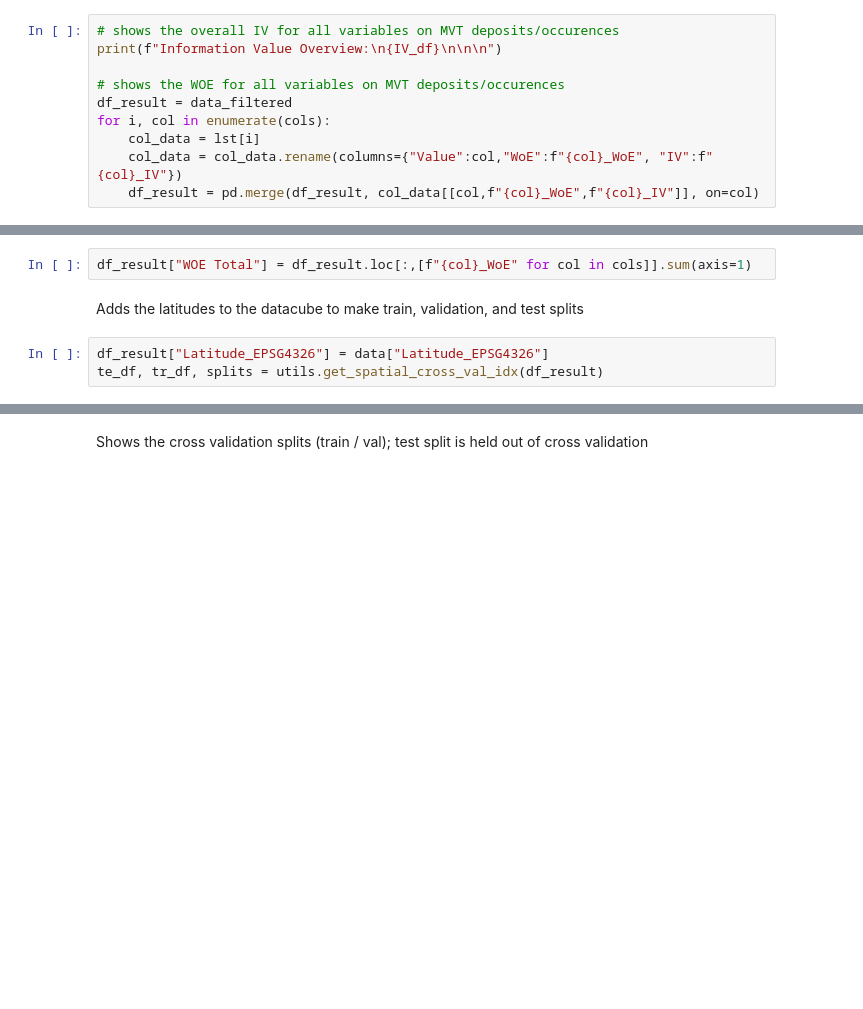
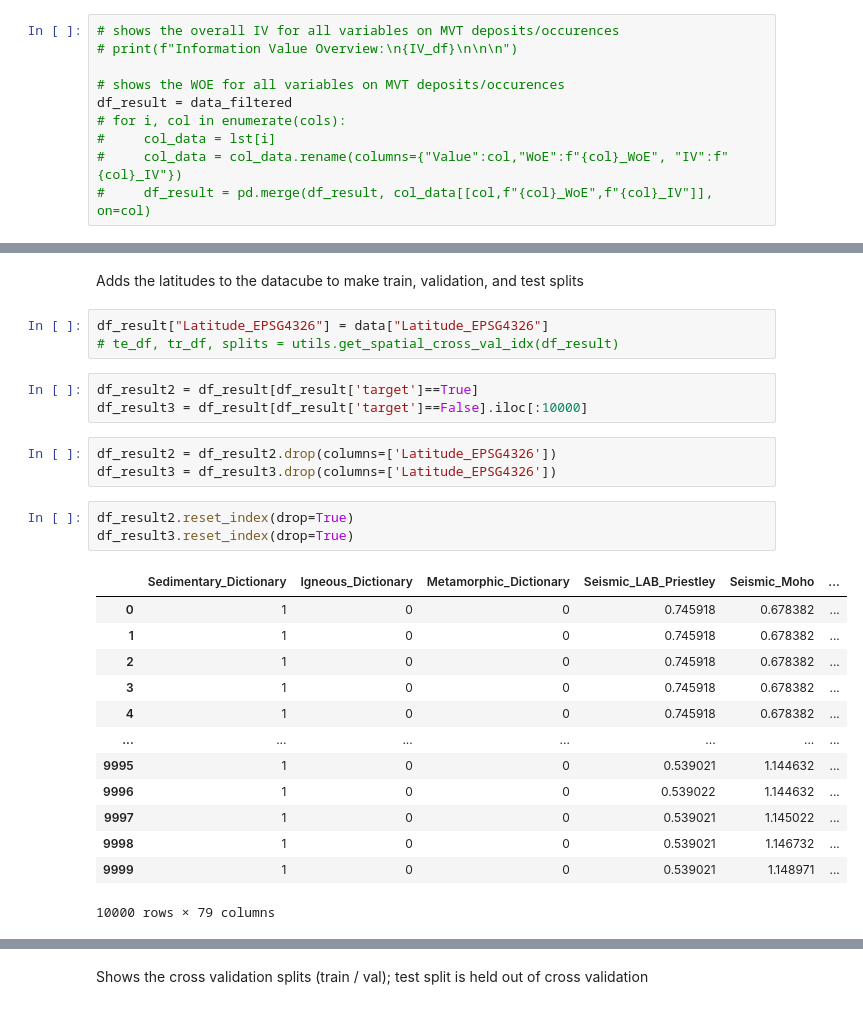
Before and after one commit to DARPA-CRITICALMAAS/sri-ta3-baselines, a Jupyter notebook: MVT_Deposit_GBM_preferred.ipynb, the cells around one changed output, grey strips where cells are left out. Cells and saved outputs as stored; diff of their text form; blank space fills up the shorter version.

```diff
--- a/MVT_Deposit_GBM_preferred.ipynb
+++ b/MVT_Deposit_GBM_preferred.ipynb
@@ -179,11 +183,11 @@ for col in data_filtered.columns:
 Merge the WOE data into the existig input datacube
 # %%
 # shows the overall IV for all variables on MVT deposits/occurences
-print(f"Information Value Overview:\n{IV_df}\n\n\n")
+# print(f"Information Value Overview:\n{IV_df}\n\n\n")
 
 # shows the WOE for all variables on MVT deposits/occurences
 df_result = data_filtered
-for i, col in enumerate(cols):
-    col_data = lst[i]
-    col_data = col_data.rename(columns={"Value":col,"WoE":f"{col}_WoE", "IV":f"{col}_IV"})
-    df_result = pd.merge(df_result, col_data[[col,f"{col}_WoE",f"{col}_IV"]], on=col)
+# for i, col in enumerate(cols):
+#     col_data = lst[i]
+#     col_data = col_data.rename(columns={"Value":col,"WoE":f"{col}_WoE", "IV":f"{col}_IV"})
+#     df_result = pd.merge(df_result, col_data[[col,f"{col}_WoE",f"{col}_IV"]], on=col)
@@ -210,7 +194,28 @@ Combines the WOE for each comlumn
-# %%
-df_result["WOE Total"] = df_result.loc[:,[f"{col}_WoE" for col in cols]].sum(axis=1)
 # %% [markdown]
 Adds the latitudes to the datacube to make train, validation, and test splits
 # %%
 df_result["Latitude_EPSG4326"] = data["Latitude_EPSG4326"]
-te_df, tr_df, splits = utils.get_spatial_cross_val_idx(df_result)
+# te_df, tr_df, splits = utils.get_spatial_cross_val_idx(df_result)
+# %%
+df_result2 = df_result[df_result['target']==True]
+df_result3 = df_result[df_result['target']==False].iloc[:10000]
+# %%
+df_result2 = df_result2.drop(columns=['Latitude_EPSG4326'])
+df_result3 = df_result3.drop(columns=['Latitude_EPSG4326'])
+# %%
+df_result2.reset_index(drop=True)
+df_result3.reset_index(drop=True)
+# %% [output]
+|  | Sedimentary_Dictionary | Igneous_Dictionary | Metamorphic_Dictionary | Seismic_LAB_Priestley | Seismic_Moho | ... |
+| 0 | 1 | 0 | 0 | 0.745918 | 0.678382 | ... |
+| 1 | 1 | 0 | 0 | 0.745918 | 0.678382 | ... |
+| 2 | 1 | 0 | 0 | 0.745918 | 0.678382 | ... |
+| 3 | 1 | 0 | 0 | 0.745918 | 0.678382 | ... |
+| 4 | 1 | 0 | 0 | 0.745918 | 0.678382 | ... |
+| ... | ... | ... | ... | ... | ... | ... |
+| 9995 | 1 | 0 | 0 | 0.539021 | 1.144632 | ... |
+| 9996 | 1 | 0 | 0 | 0.539022 | 1.144632 | ... |
+| 9997 | 1 | 0 | 0 | 0.539021 | 1.145022 | ... |
+| 9998 | 1 | 0 | 0 | 0.539021 | 1.146732 | ... |
+| 9999 | 1 | 0 | 0 | 0.539021 | 1.148971 | ... |
+10000 rows × 79 columns
```
Also changed, not shown: parts of 28 cells of this notebook.
